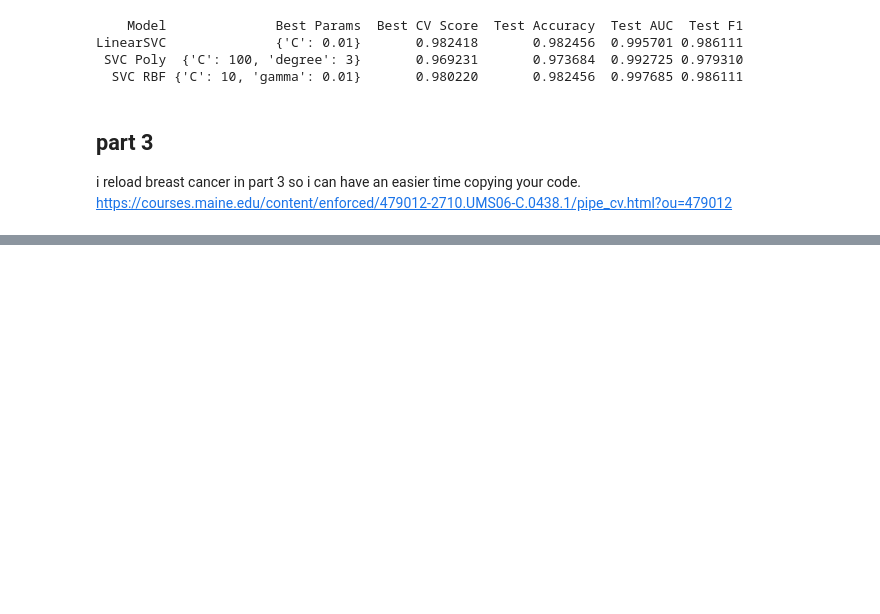
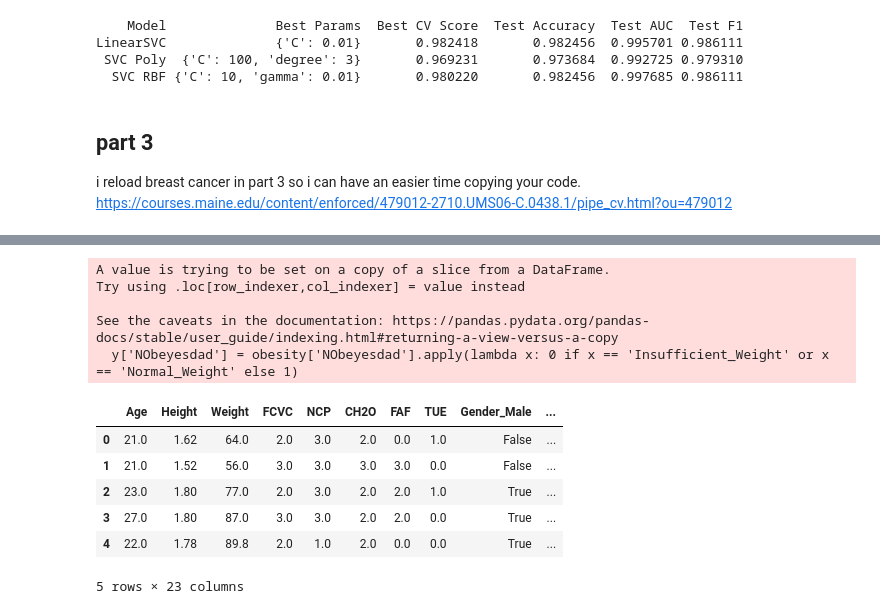
Before and after one commit to d-man7562/cos475-advancedmachinelearning, a Jupyter notebook: week05/week05.ipynb, the cells around one changed output, grey strips where cells are left out. Cells and saved outputs as stored; diff of their text form; code cells hidden in the pictures; blank space fills up the shorter version.

```diff
--- a/week05/week05.ipynb
+++ b/week05/week05.ipynb
@@ -276,0 +329,20 @@ knn_results = []
+# %%
+import pandas as pd
+X = obesity.drop('NObeyesdad', axis=1)
+y = obesity[['NObeyesdad']]
+y['NObeyesdad'] = obesity['NObeyesdad'].apply(lambda x: 0 if x == 'Insufficient_Weight' or x == 'Normal_Weight' else 1)
+X =pd.get_dummies(X,drop_first=True)
+X.head()
+# %% [output]
+A value is trying to be set on a copy of a slice from a DataFrame.
+Try using .loc[row_indexer,col_indexer] = value instead
+
+See the caveats in the documentation: https://pandas.pydata.org/pandas-docs/stable/user_guide/indexing.html#returning-a-view-versus-a-copy
+  y['NObeyesdad'] = obesity['NObeyesdad'].apply(lambda x: 0 if x == 'Insufficient_Weight' or x == 'Normal_Weight' else 1)
+|  | Age | Height | Weight | FCVC | NCP | CH2O | FAF | TUE | Gender_Male | ... |
+| 0 | 21.0 | 1.62 | 64.0 | 2.0 | 3.0 | 2.0 | 0.0 | 1.0 | False | ... |
+| 1 | 21.0 | 1.52 | 56.0 | 3.0 | 3.0 | 3.0 | 3.0 | 0.0 | False | ... |
+| 2 | 23.0 | 1.80 | 77.0 | 2.0 | 3.0 | 2.0 | 2.0 | 1.0 | True | ... |
+| 3 | 27.0 | 1.80 | 87.0 | 3.0 | 3.0 | 2.0 | 2.0 | 0.0 | True | ... |
+| 4 | 22.0 | 1.78 | 89.8 | 2.0 | 1.0 | 2.0 | 0.0 | 0.0 | True | ... |
+5 rows × 23 columns
```
Also changed, not shown: parts of 13 cells of this notebook.
